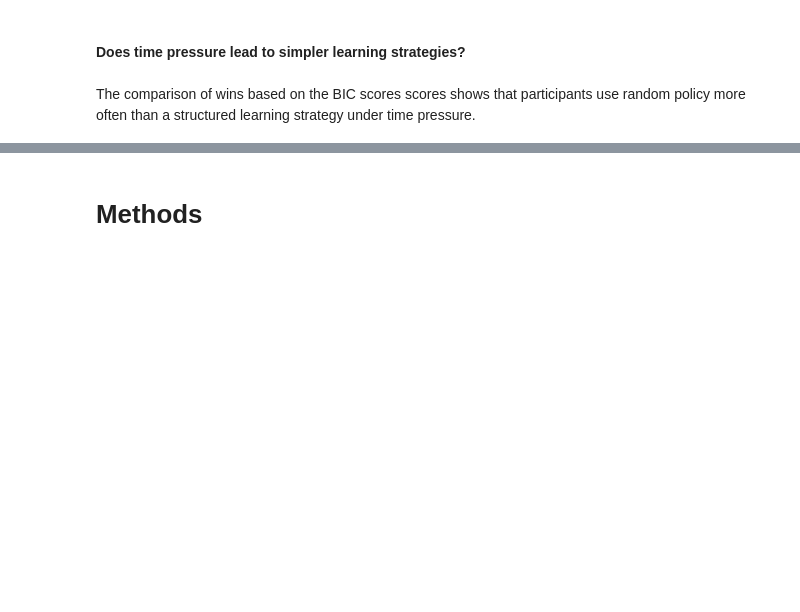
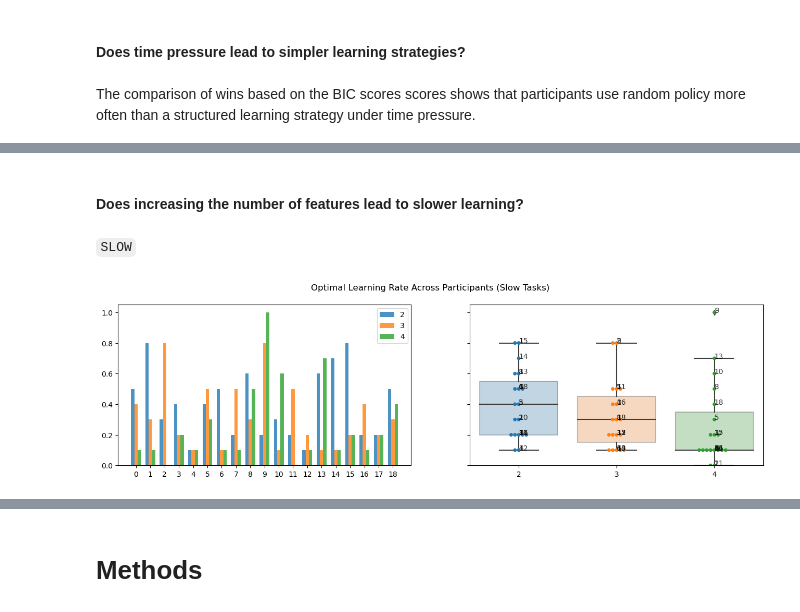
Before and after one commit to pulkitgoyal56/CCCP, a Jupyter notebook: CCCP.ipynb, the cells around one changed output, grey strips where cells are left out. Drawn from its saved outputs; the diff is of its cells as text; code cells hidden in the pictures; blank space fills up the shorter version.

Commit message:
add additional analysis
- effect of number of features on learning rate and decision noisiness
+ deprecate boxplot() (add its functionality to boxplots())

```diff
--- a/CCCP.ipynb
+++ b/CCCP.ipynb
@@ -112,12 +105,12 @@ def boxplot(a, box_label, ax, point_labels=PARTICIPANTS):
 # %%
-def boxplots(a, b, box_labels, ax, point_labels=PARTICIPANTS):
-    df = pd.DataFrame(np.array([np.array(a).flatten(), np.array(b).flatten()]).T, columns=box_labels)
+def boxplots(a, box_labels, ax, point_labels=PARTICIPANTS):
+    df = pd.DataFrame(np.array([np.array(a_i).flatten() for a_i in a]).T, columns=box_labels)
     sns.boxplot(data=df, ax=ax, boxprops=dict(alpha=.3))
     sns.swarmplot(data=df, ax=ax)
 
     for i, k in enumerate(point_labels):
-        ax.text(0, a[i], k, alpha=0.8)
-        ax.text(1, b[i], k, alpha=0.8)
+        for j, a_i in enumerate(a):
+            ax.text(j, a_i[i], k, alpha=0.8)
 # %% [markdown]
 ---
 # %%
@@ -606,0 +604,6 @@ The comparison of wins based on the BIC scores scores shows that participants us
+# %%
+bics_rw_slow_2, optimal_model_params_rw_slow_2, optimal_error_rw_slow_2 = optimise(RescorlaWagner, ((0, 1.1, 0.1),), conditions={'slow': 1, 'num_features': 2})
+# %%
+bics_rw_slow_3, optimal_model_params_rw_slow_3, optimal_error_rw_slow_3 = optimise(RescorlaWagner, ((0, 1.1, 0.1),), conditions={'slow': 1, 'num_features': 3})
+# %%
+bics_rw_slow_4, optimal_model_params_rw_slow_4, optimal_error_rw_slow_4 = optimise(RescorlaWagner, ((0, 1.1, 0.1),), conditions={'slow': 1, 'num_features': 4})
@@ -606,0 +618,17 @@ The comparison of wins based on the BIC scores scores shows that participants us
+# %% [markdown]
+#### Does increasing the number of features lead to slower learning?
+# %% [markdown]
+`SLOW`
+# %%
+fig, ax = plt.subplots(1, 2, figsize=(16, 4), sharey=True)
+
+fig.suptitle(r'Optimal Learning Rate Across Participants (Slow Tasks)')
+ax[0].bar(PARTICIPANTS - 0.23, optimal_model_params_rw_slow_2[:, 0], 0.23, label='2', alpha=0.8)
+ax[0].bar(PARTICIPANTS, optimal_model_params_rw_slow_3[:, 0], 0.23, label='3', alpha=0.8)
+ax[0].bar(PARTICIPANTS + 0.23, optimal_model_params_rw_slow_4[:, 0], 0.23, label='4', alpha=0.8)
+ax[0].set_xticks(PARTICIPANTS)
+ax[0].legend();
+
+boxplots([optimal_model_params_rw_slow_2, optimal_model_params_rw_slow_3, optimal_model_params_rw_slow_4], ('2', '3', '4'), ax[1])
+# %% [output]
+[figure, added]
```
Also changed, not shown: parts of 27 cells of this notebook.
